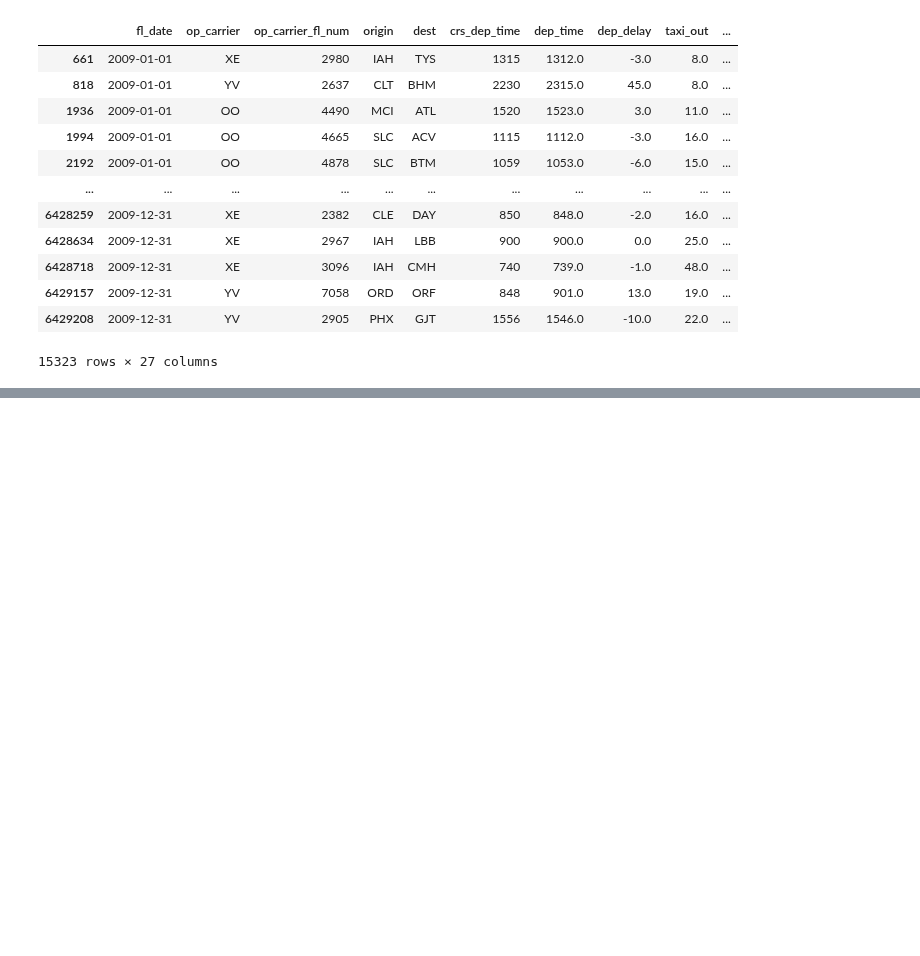
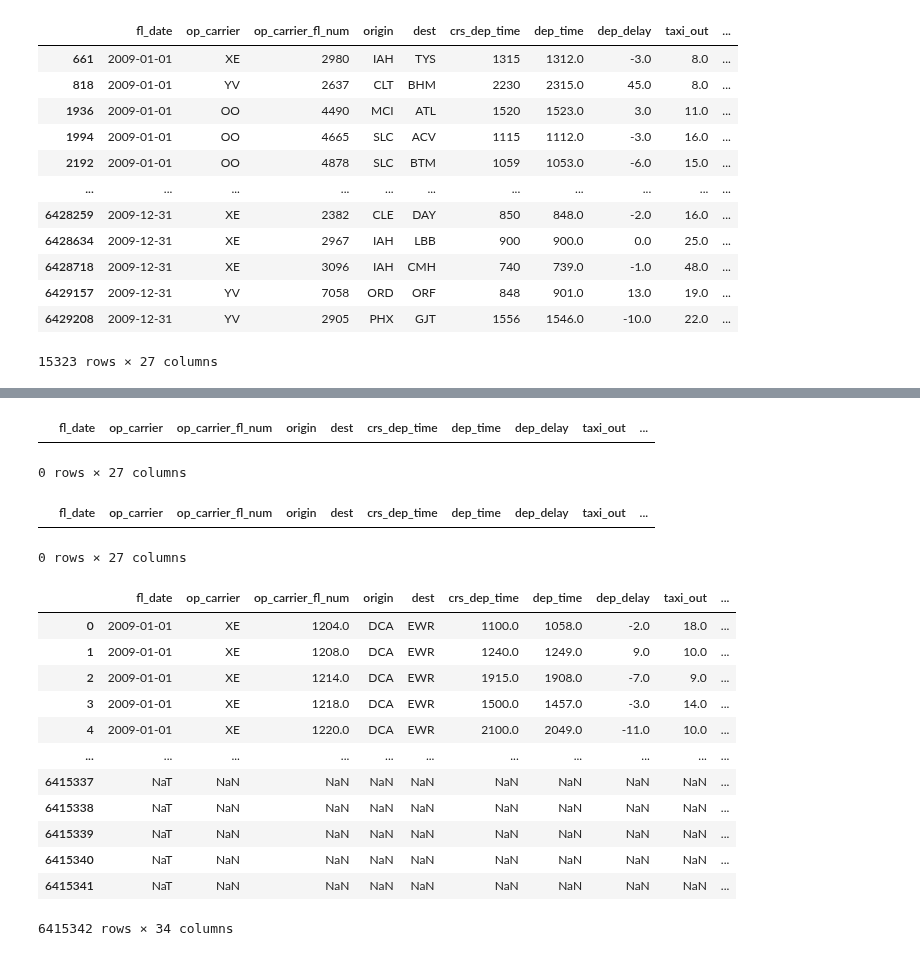
Before and after one commit to Manueel62/data-vis, a Jupyter notebook: analysis.ipynb, the cells around one changed output, grey strips where cells are left out. Cells and saved outputs as stored; diff of their text form; code cells hidden in the pictures; blank space fills up the shorter version.

```diff
--- a/analysis.ipynb
+++ b/analysis.ipynb
@@ -2,7 +2,7 @@
 import pandas as pd
 import numpy as np
 # %%
-df_old = pd.read_csv('2009.csv').drop('Unnamed: 27', axis=1)
+df_old = pd.read_csv('data/2009.csv').drop('Unnamed: 27', axis=1)
 df_old.columns = [x.lower() for x in df_old.columns]
 df_old.loc[:, 'fl_date'] = pd.to_datetime(df_old['fl_date'])
 # %%
@@ -10,8 +10,8 @@ df_recent = pd.read_csv('2018.csv').drop('Unnamed: 27', axis=1)
 df_recent.columns = [x.lower() for x in df_recent.columns]
 df_recent.loc[:, 'fl_date'] = pd.to_datetime(df_recent['fl_date'])
 # %%
-df_airlines = pd.read_csv('airlines.csv')
-df_flights = pd.read_csv('airports.csv')
+df_airlines = pd.read_csv('data/airlines.csv')
+df_airports = pd.read_csv('data/airports.csv')
 # %%
 df_recent.dtypes
 # %% [output]
@@ -179,0 +224,31 @@ df_old[(df_old['arr_delay'].isnull()) & (df_old['cancelled'] == 0) & (df_old['di
+# %%
+df_old.drop(df_old[(~df_old["origin"].isin(df_airports["IATA_CODE"].unique()))==True].index, axis=0,inplace=True)
+# %%
+df_old[(~df_old["origin"].isin(df_airports["IATA_CODE"].unique()))==True]
+# %% [output]
+|  | fl_date | op_carrier | op_carrier_fl_num | origin | dest | crs_dep_time | dep_time | dep_delay | taxi_out | ... |
+0 rows × 27 columns
+# %%
+df_recent.drop(df_recent[(~df_recent["origin"].isin(df_airports["IATA_CODE"].unique()))==True].index, axis=0,inplace=True)
+df_recent[(~df_recent["origin"].isin(df_airports["IATA_CODE"].unique()))==True]
+# %% [output]
+|  | fl_date | op_carrier | op_carrier_fl_num | origin | dest | crs_dep_time | dep_time | dep_delay | taxi_out | ... |
+0 rows × 27 columns
+# %%
+df_test = pd.merge(df_old, df_airports,left_on='origin', right_on="IATA_CODE",how="outer")
+# %%
+df_test
+# %% [output]
+|  | fl_date | op_carrier | op_carrier_fl_num | origin | dest | crs_dep_time | dep_time | dep_delay | taxi_out | ... |
+| 0 | 2009-01-01 | XE | 1204.0 | DCA | EWR | 1100.0 | 1058.0 | -2.0 | 18.0 | ... |
+| 1 | 2009-01-01 | XE | 1208.0 | DCA | EWR | 1240.0 | 1249.0 | 9.0 | 10.0 | ... |
+| 2 | 2009-01-01 | XE | 1214.0 | DCA | EWR | 1915.0 | 1908.0 | -7.0 | 9.0 | ... |
+| 3 | 2009-01-01 | XE | 1218.0 | DCA | EWR | 1500.0 | 1457.0 | -3.0 | 14.0 | ... |
+| 4 | 2009-01-01 | XE | 1220.0 | DCA | EWR | 2100.0 | 2049.0 | -11.0 | 10.0 | ... |
+| ... | ... | ... | ... | ... | ... | ... | ... | ... | ... | ... |
+| 6415337 | NaT | NaN | NaN | NaN | NaN | NaN | NaN | NaN | NaN | ... |
+| 6415338 | NaT | NaN | NaN | NaN | NaN | NaN | NaN | NaN | NaN | ... |
+| 6415339 | NaT | NaN | NaN | NaN | NaN | NaN | NaN | NaN | NaN | ... |
+| 6415340 | NaT | NaN | NaN | NaN | NaN | NaN | NaN | NaN | NaN | ... |
+| 6415341 | NaT | NaN | NaN | NaN | NaN | NaN | NaN | NaN | NaN | ... |
+6415342 rows × 34 columns
```
Also changed, not shown: parts of 9 cells of this notebook.
